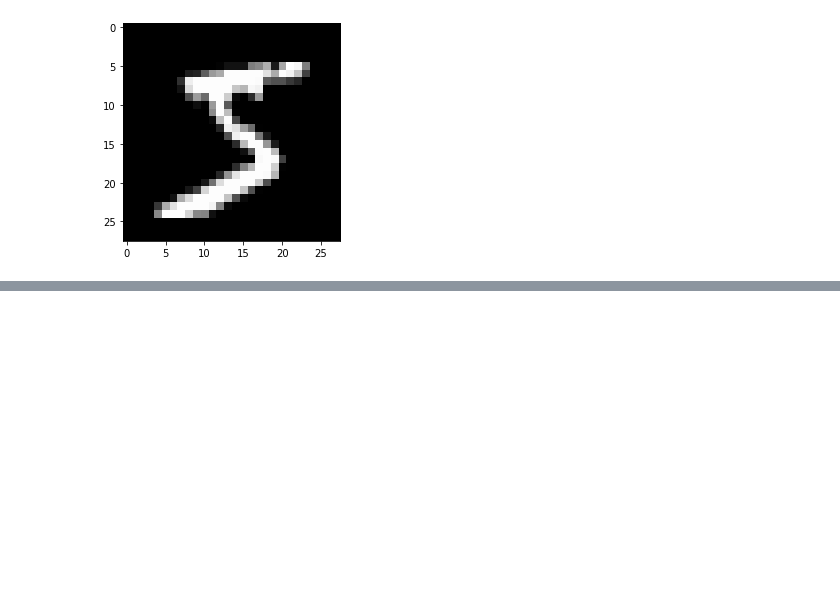
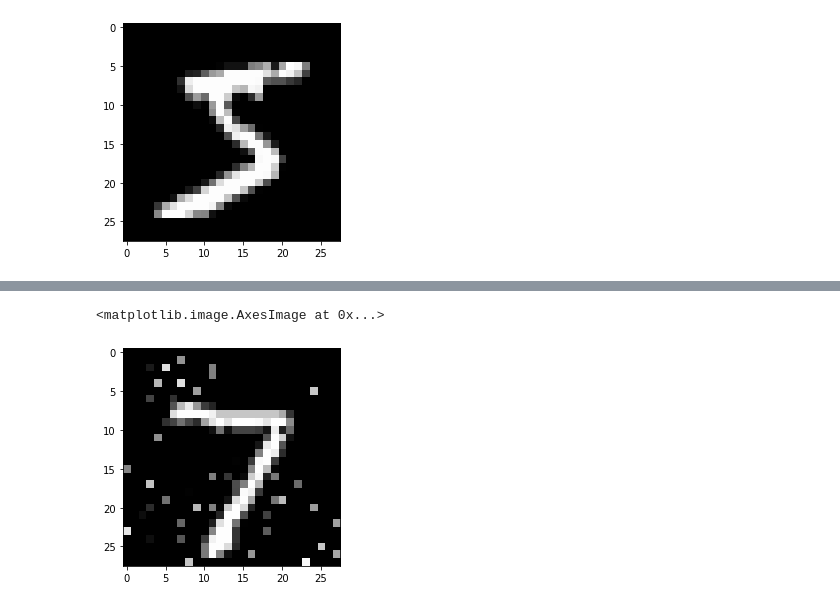
Before and after one commit to sebastiaanvdb/autoencoder-explore, a Jupyter notebook: notebooks/mnist-explore.ipynb, the cells around one changed output, grey strips where cells are left out. Saved outputs shown, nothing was run; the diff lists cells and outputs as text; code cells hidden in the pictures; blank space fills up the shorter version.

```diff
--- a/notebooks/mnist-explore.ipynb
+++ b/notebooks/mnist-explore.ipynb
@@ -15,0 +91,22 @@ Downloading data from https://storage.googleapis.com/tensorflow/tf-keras-dataset
+# %%
+import random
+
+
+def add_noise(img, random_chance=5):
+    noisy = []
+    for row in img:
+        new_row = []
+        for pix in row:
+            if random.choice(range(100)) <= random_chance:
+                new_val = random.uniform(0, 1)
+                new_row.append(new_val)
+            else:
+                new_row.append(pix)
+        noisy.append(new_row)
+    return np.array(noisy)
+# %%
+example_noisy = add_noise(X_test_scaled[0], random_chance=5)
+plt.imshow(example_noisy, cmap="gray")
+# %% [output]
+<matplotlib.image.AxesImage at 0x...>
+[figure, added]
```
Also changed, not shown: parts of 8 cells of this notebook.
